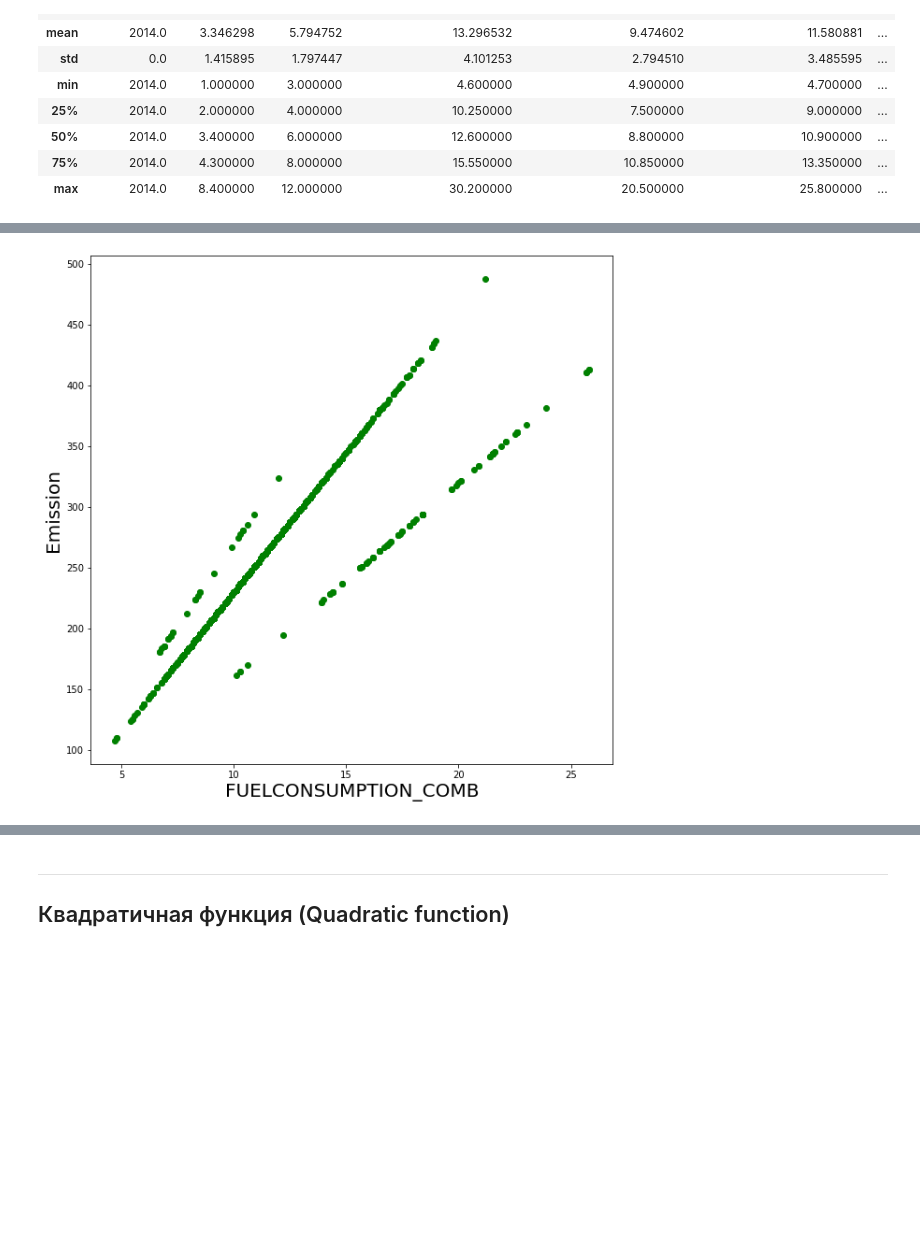
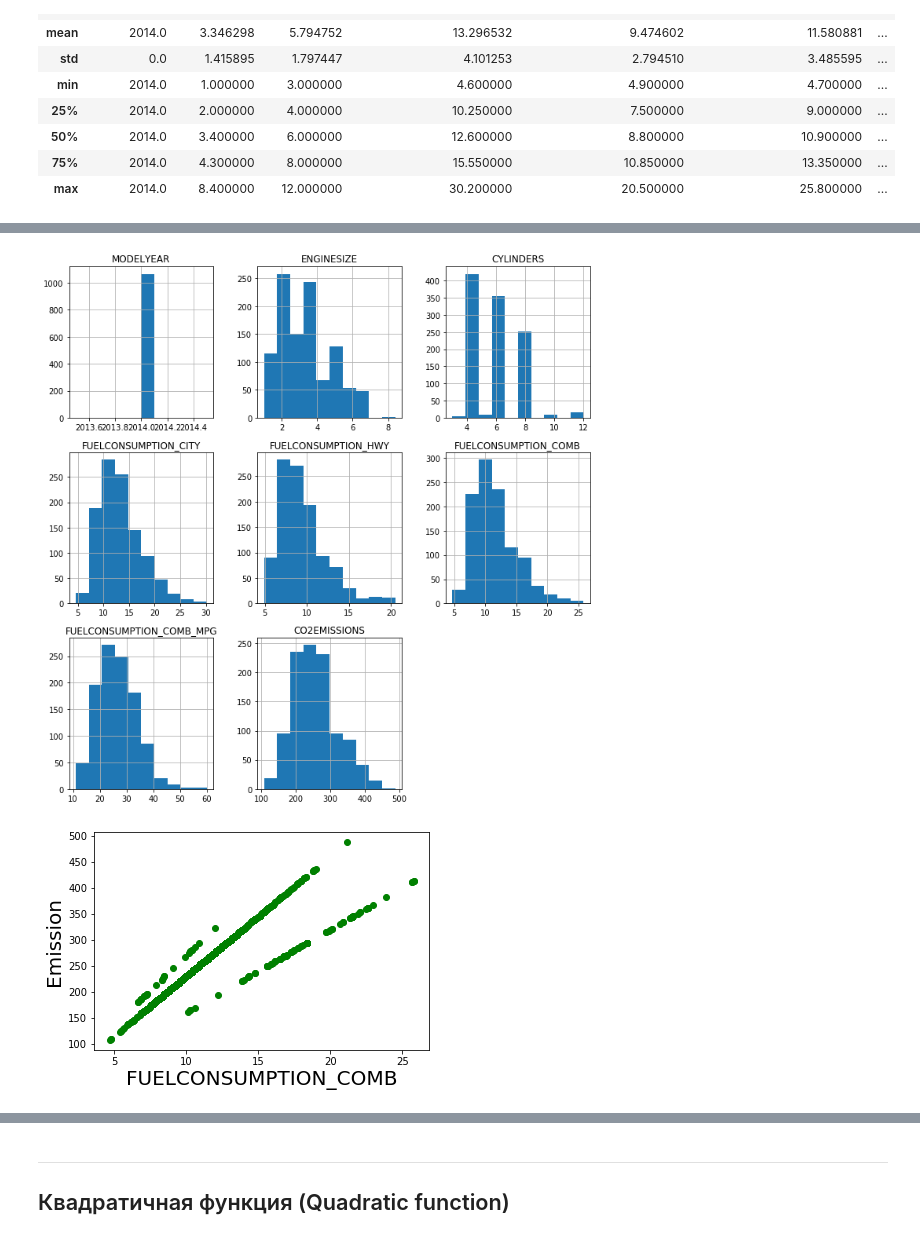
Before and after one commit to ryndovaira-org/data_science_lectures, a Jupyter notebook: 3_2_modeling_ml/3_1_1_regression/lectures/5_regression_polynomial.ipynb, the cells around one changed output, grey strips where cells are left out. Saved outputs shown, nothing was run; the diff lists cells and outputs as text; code cells hidden in the pictures; blank space fills up the shorter version.

```diff
--- a/3_2_modeling_ml/3_1_1_regression/lectures/5_regression_polynomial.ipynb
+++ b/3_2_modeling_ml/3_1_1_regression/lectures/5_regression_polynomial.ipynb
@@ -33,8 +34,6 @@ import pandas as pd
 import numpy as np
 
 %matplotlib inline
-# %%
-plt.rcParams["figure.figsize"]=10,10
 # %% [markdown]
 ## Примеры полиномиальных функций
 # %% [markdown]
@@ -251,8 +260,15 @@ type:  <class 'pandas.core.frame.DataFrame'>
+# %%
+# гистограмма
+df.hist(figsize=(10, 10))
+plt.tight_layout()
+plt.show()
+# %% [output]
+[figure, added]
 # %%
-plt.scatter(short_df.FUELCONSUMPTION_COMB, short_df.CO2EMISSIONS,  color='green')
+plt.scatter(df.FUELCONSUMPTION_COMB, df.CO2EMISSIONS,  color='green')
 plt.xlabel("FUELCONSUMPTION_COMB", fontsize=20)
 plt.ylabel("Emission", fontsize=20)
 plt.show()
 # %% [output]
-[figure, old version]
+[figure, new version]
 # %%
```
Also changed, not shown: parts of 27 cells of this notebook, 1 other file.
